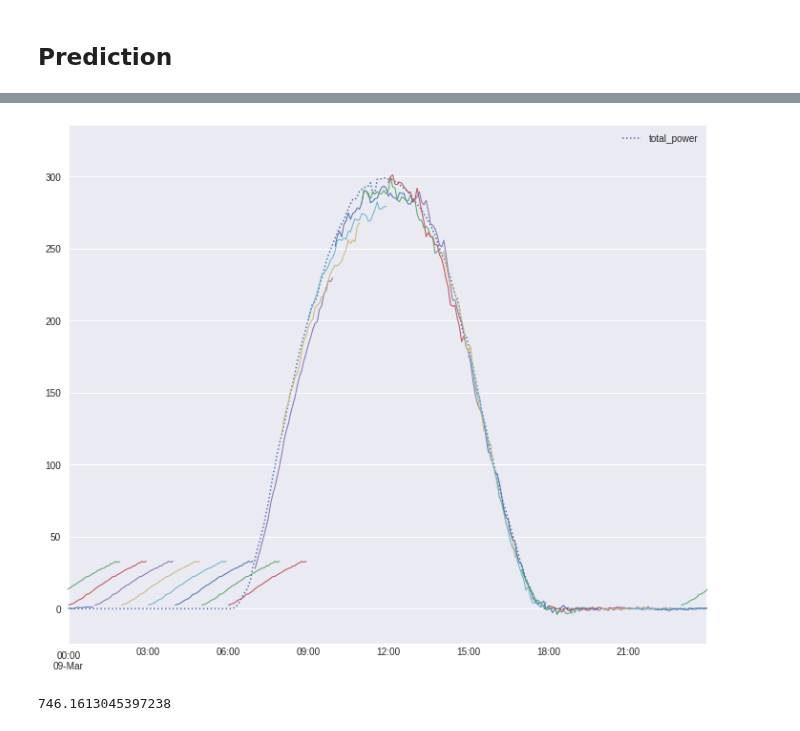
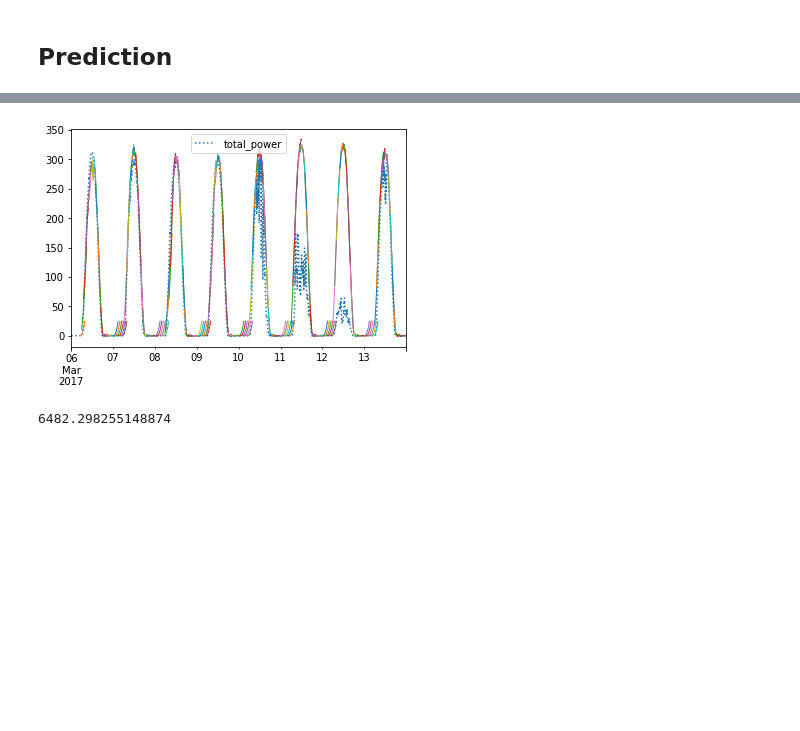
Before and after one commit to bmeyers/SolarForecasting, a Jupyter notebook: Neural_net_regression.ipynb, the cells around one changed output, grey strips where cells are left out. Cells and saved outputs as stored; diff of their text form; code cells hidden in the pictures; blank space fills up the shorter version.

```diff
--- a/Neural_net_regression.ipynb
+++ b/Neural_net_regression.ipynb
@@ -5,9 +5,11 @@ In this many-to-one regression setup, we stack the series from all inverters int
 # %%
-import numpy as np
 import pandas as pd
 from core.preprocessing import make_small_train, make_small_dev
+from core.neural_net_forecaster import NeuralNetForecaster
 
 df = pd.read_pickle('data/master_dataset.pkl').fillna(0)
 
 dftrain = make_small_train(df, 'combined')
 dfdev = make_small_dev(df)
+
+problem = NeuralNetForecaster(dftrain, dfdev)
@@ -16,10 +18,2 @@ dfdev = make_small_dev(df)
-# %%
-from core.problems import ManyToOneRegression
-
-# Problem parameters
-window = 5*12  # window size (1 hour = 12 time stamps)
-future = 3*12  # prediction window into the future
-
-problem = ManyToOneRegression(dftrain, window=window, future=future)
 # %% [markdown]
 ## Training
@@ -104,25 +40,2 @@ Epoch 1/1
 # %% [markdown]
 ## Prediction
-# %%
-import numpy as np
-import matplotlib.pyplot as plt
-import seaborn as sns
-
-problem = ManyToOneRegression(dfdev, window=window, future=future)
-
-results = []
-for t in np.arange(0, len(dfdev) - window - future + 1, 12):
-    x, y = problem.featurize(t)
-
-    if arch == 'conv' or arch == 'lstm':
-        x = np.reshape(x, (len(x), 1))
-
-    yhat = model.predict(np.array([x]))
-
-    results.append(pd.Series(data=yhat.flatten(), index=dfdev.iloc[t+window:t+window+future].index))
-
-#     plt.plot(yhat.T, c="k")
-#     plt.plot(y, c="b")
-
-plt.legend()
-plt.show()
@@ -131,20 +42,10 @@ plt.show()
-# %%
-from core.utilities import calc_test_mse, plot_forecasts
-
-plt.figure(figsize=(12,10))
-ax = plt.gca()
-plot_forecasts(dfdev, results, ax=ax)
-
-lim = ax.get_xlim()
-chunk = (lim[1] - lim[0]) / 8.
-start = lim[0] + 3*chunk
-end = lim[0] + 4*chunk
-ax.set_xlim(start, end)
-
-plt.show()
-# %% [output]
-[figure, removed]
-# %%
-calc_test_mse(dfdev, results)
-# %% [output]
-746.1613045397238
+# %%
+import matplotlib.pyplot as plt
+problem.plot_test()
+plt.show()
+# %% [output]
+[figure, added]
+# %%
+problem.calc_mse()
+# %% [output]
+6482.298255148874
```
Also changed, not shown: parts of 6 cells of this notebook.
